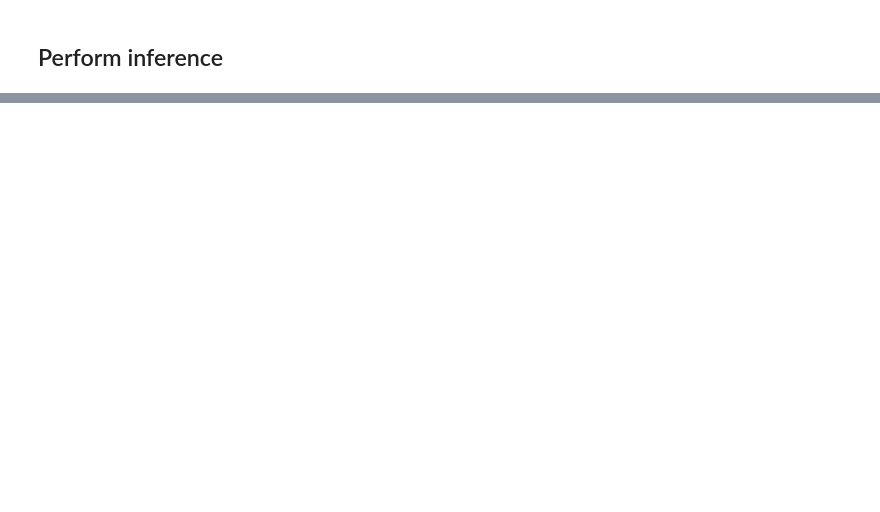
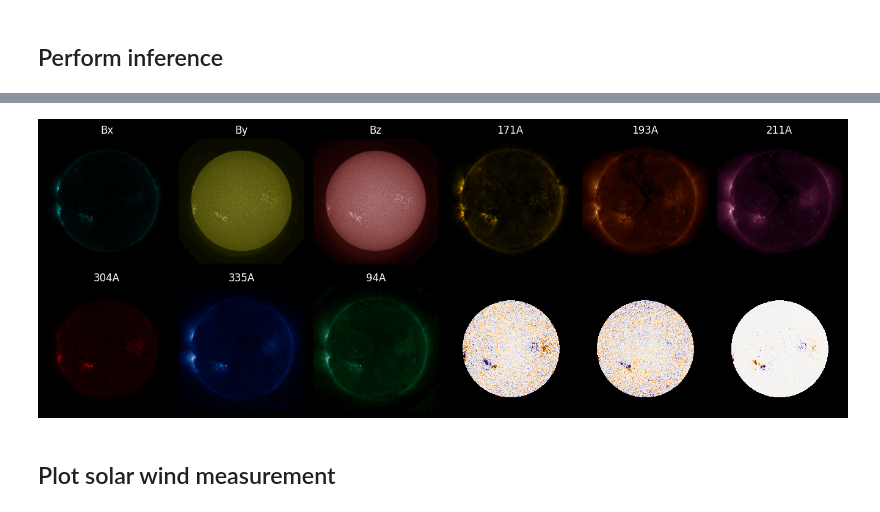
Before and after one commit to FrontierDevelopmentLab/2024-HL-GeoCL, a Jupyter notebook: 2020-FDL-X-Geo/sheath/inference/Quick_inference.ipynb, the cells around one changed output, grey strips where cells are left out. Cells and saved outputs as stored; diff of their text form; code cells hidden in the pictures; blank space fills up the shorter version.

```diff
--- a/2020-FDL-X-Geo/sheath/inference/Quick_inference.ipynb
+++ b/2020-FDL-X-Geo/sheath/inference/Quick_inference.ipynb
@@ -240,0 +288,16 @@ predictions.to_hdf("../logs/sheath_sw_data_test_for_dagger.h5", key="2017")
+# %%
+custom_ctable={}
+custom_ctable['211A'] = suncm.cmlist['sdoaia211']
+custom_ctable['94A'] = suncm.cmlist['sdoaia94']
+custom_ctable['193A'] = suncm.cmlist['sdoaia193']
+custom_ctable['335A'] = suncm.cmlist['sdoaia335']
+custom_ctable['131A'] = suncm.cmlist['sdoaia131']
+custom_ctable['171A'] = suncm.cmlist['sdoaia171']
+custom_ctable['304A'] = suncm.cmlist['sdoaia304']
+custom_ctable['1600A'] = suncm.cmlist['sdoaia1600']
+custom_ctable['1700A'] = suncm.cmlist['sdoaia1700']
+custom_ctable['Bx'] = mpl.colormaps['PuOr']
+custom_ctable['By'] = mpl.colormaps['PuOr']
+custom_ctable['Bz'] = mpl.colormaps['PuOr']
+def Color(wv):
+    return custom_ctable[wv]
@@ -240,0 +307,4 @@ predictions.to_hdf("../logs/sheath_sw_data_test_for_dagger.h5", key="2017")
+# %%
+plt.style.use("dark_background")
+# %%
+plt.rcParams['axes.facecolor'] = 'black'
@@ -240,0 +315,34 @@ predictions.to_hdf("../logs/sheath_sw_data_test_for_dagger.h5", key="2017")
+# %%
+N = aia_data.shape[1]
+N_aia = aia_data.shape[0]
+fig,ax = plt.subplots(2,6,figsize=(14,5))
+ax = ax.ravel()
+for ind in tqdm(range(N)):
+    for i in range(N_aia):
+        ax[i].imshow(aia_data[i,ind,:],cmap=custom_ctable[PASSBANDS[i]],origin='lower')
+        ax[i].grid(False)
+        ax[i].set_xticks([])
+        ax[i].set_yticks([])
+        ax[i].spines['top'].set_visible(False)
+        ax[i].spines['right'].set_visible(False)
+        ax[i].spines['bottom'].set_visible(False)
+        ax[i].spines['left'].set_visible(False)
+        ax[i].set_title(PASSBANDS[i],color='white')
+    N_hmi = hmi_data.shape[0]
+    mask = get_mask(n_size = 512)
+    for i in range(N_hmi):
+        ax[i+N_aia].imshow(hmi_data[i,ind,:]*mask,cmap=custom_ctable[HMICOMPS[i]],origin='lower',vmax=100,vmin=-100)
+        ax[i+N_aia].grid(False)
+        ax[i+N_aia].set_xticks([])
+        ax[i+N_aia].set_yticks([])
+        ax[i+N_aia].spines['top'].set_visible(False)
+        ax[i+N_aia].spines['right'].set_visible(False)
+        ax[i+N_aia].spines['bottom'].set_visible(False)
+        ax[i+N_aia].spines['left'].set_visible(False)
+        ax[i].set_title(HMICOMPS[i],color='white')
+    plt.tight_layout()
+    plt.savefig(f"{save_path}AIA_{ind:03d}.png")
+# %% [output]
+[figure, added]
+# %% [markdown]
+## Plot solar wind measurement
```
Also changed, not shown: parts of 24 cells of this notebook, 6 other files.
